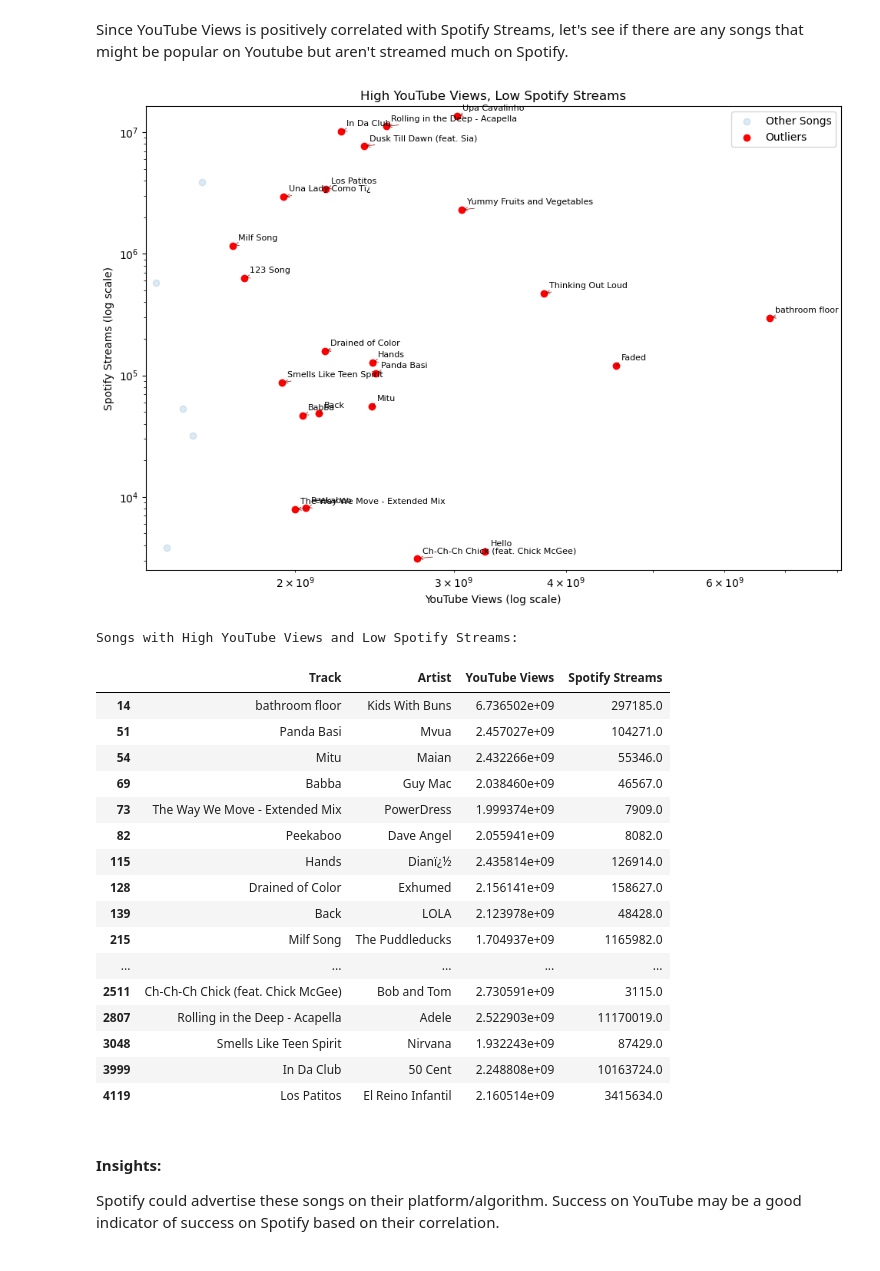
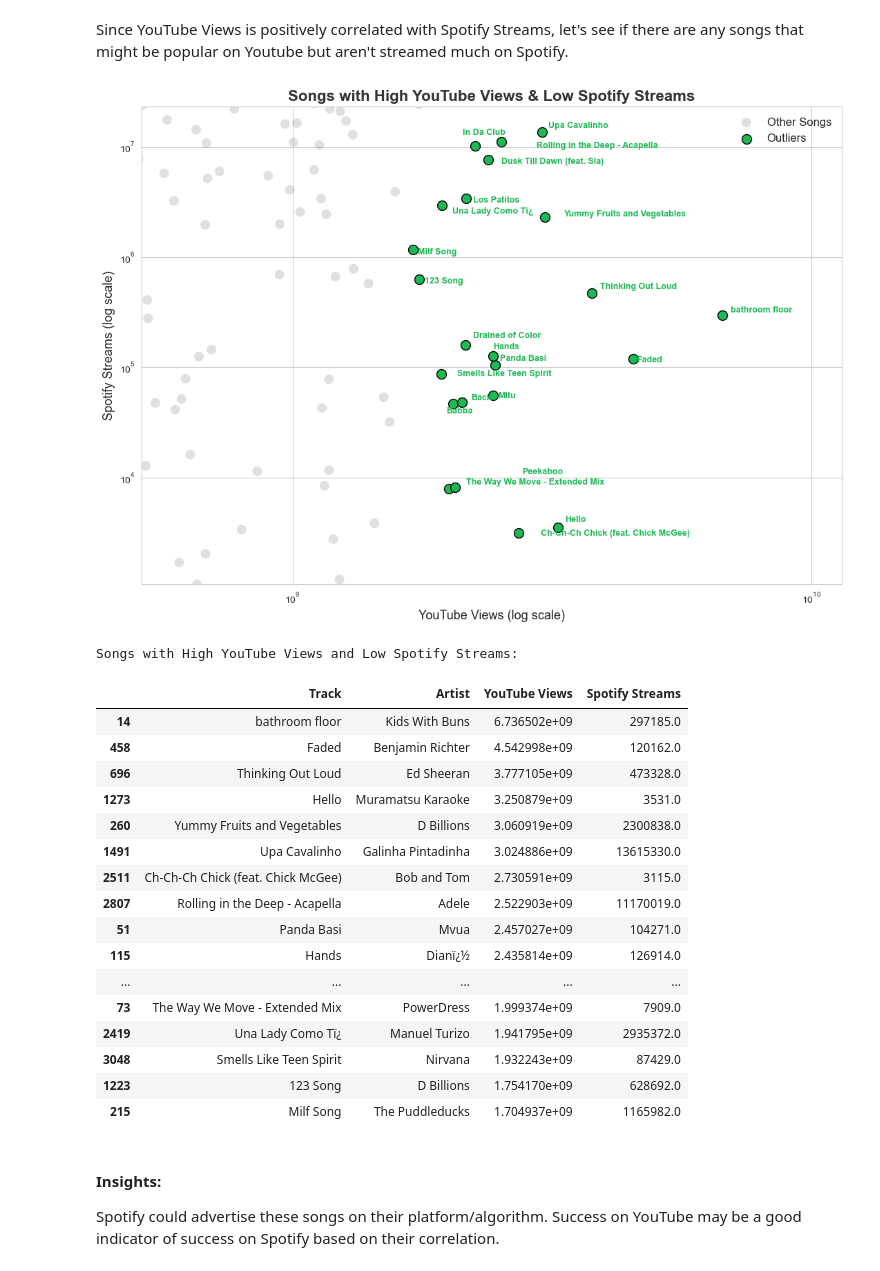
Before and after one commit to mani-atwal/Most-Streamed-Spotify-Songs-2024-Exploratory-Data-Analysis, a Jupyter notebook: final_project.ipynb, the cells around one changed output. Saved outputs shown, nothing was run; the diff lists cells and outputs as text; code cells hidden in the pictures.

```diff
--- a/final_project.ipynb
+++ b/final_project.ipynb
@@ -167,57 +186,71 @@ Correlation (TikTok vs Spotify): 0.030480769513023316
 # %% [markdown]
 Since YouTube Views is positively correlated with Spotify Streams, let's see if there are any songs that might be popular on Youtube but aren't streamed much on Spotify.
 # %%
-# Identify outliers: High YouTube Views & Low Spotify Streams
 q95_youtube = df['YouTube Views'].quantile(0.95)
 q10_spotify = df['Spotify Streams'].quantile(0.10)
 
 outliers = df[(df['YouTube Views'] > q95_youtube) & (df['Spotify Streams'] < q10_spotify)]
 
-# Plot with highlights
-plt.figure(figsize=(10, 7))
-plt.scatter(df['YouTube Views'], df['Spotify Streams'], alpha=0.15, label='Other Songs')
-plt.scatter(outliers['YouTube Views'], outliers['Spotify Streams'], color='red', label='Outliers')
+plt.figure(figsize=(11, 8))
+plt.scatter(df['YouTube Views'], df['Spotify Streams'], alpha=0.15, label='Other Songs', color=neutral_gray, edgecolor='none', s=100)
+plt.scatter(outliers['YouTube Views'], outliers['Spotify Streams'], color=spotify_green, label='Outliers', s=100, edgecolor='black')
 
-plt.xscale('log'); plt.yscale('log')
-plt.xlabel('YouTube Views (log scale)')
-plt.ylabel('Spotify Streams (log scale)')
-plt.title('High YouTube Views, Low Spotify Streams')
-plt.xlim(outliers['YouTube Views'].min() * 0.8, outliers['YouTube Views'].max() * 1.2)
-plt.ylim(outliers['Spotify Streams'].min() * 0.8, outliers['Spotify Streams'].max() * 1.2)
+plt.xscale('log')
+plt.yscale('log')
 
-# Annotate outliers
+plt.xlabel('YouTube Views (log scale)', fontsize=13)
+plt.ylabel('Spotify Streams (log scale)', fontsize=13)
+plt.title('Songs with High YouTube Views & Low Spotify Streams', fontsize=16, fontweight='bold', color=neutral_gray)
+
+x_min = max(df['YouTube Views'].min(), outliers['YouTube Views'].min() * 0.3)
+x_max = min(df['YouTube Views'].max(), outliers['YouTube Views'].max() * 1.7)
+
+y_min = max(df['Spotify Streams'].min(), outliers['Spotify Streams'].min() * 0.3)
+y_max = min(df['Spotify Streams'].max(), outliers['Spotify Streams'].max() * 1.7)
+
+plt.xlim(x_min, x_max)
+plt.ylim(y_min, y_max)
+
+texts = []
 for i, row in outliers.iterrows():
-    plt.annotate(row['Track'], (row['YouTube Views'], row['Spotify Streams']),
-                 xytext=(5, 5), textcoords="offset points", fontsize=8,
-                 arrowprops=dict(arrowstyle='->', lw=0.5, color='darkred'))
+    texts.append(
+        plt.text(row['YouTube Views'], row['Spotify Streams'], row['Track'],
+                 fontsize=9, fontweight='bold', color=spotify_green)
+    )
 
-plt.legend()
+adjust_text(texts,
+            expand_points=(1.2, 1.4),
+            force_text=0.1,
+            force_points=0.1)
+
+plt.legend(frameon=False, fontsize=12)
 plt.tight_layout()
 plt.show()
 
-# Display selected outliers
+outliers_display = outliers[['Track', 'Artist', 'YouTube Views', 'Spotify Streams']].copy()
+outliers_display = outliers_display.sort_values(by='YouTube Views', ascending=False)
 print("Songs with High YouTube Views and Low Spotify Streams:")
-outliers[['Track', 'Artist', 'YouTube Views', 'Spotify Streams']]
+display(outliers_display)
 # %% [output]
-[figure, old version]
+[figure, new version]
 Songs with High YouTube Views and Low Spotify Streams:
 |  | Track | Artist | YouTube Views | Spotify Streams |
 | 14 | bathroom floor | Kids With Buns | 6.736502e+09 | 297185.0 |
-| 51 | Panda Basi | Mvua | 2.457027e+09 | 104271.0 |
-| 54 | Mitu | Maian | 2.432266e+09 | 55346.0 |
-| 69 | Babba | Guy Mac | 2.038460e+09 | 46567.0 |
-| 73 | The Way We Move - Extended Mix | PowerDress | 1.999374e+09 | 7909.0 |
-| 82 | Peekaboo | Dave Angel | 2.055941e+09 | 8082.0 |
-| 115 | Hands | Dianï¿½ | 2.435814e+09 | 126914.0 |
-| 128 | Drained of Color | Exhumed | 2.156141e+09 | 158627.0 |
-| 139 | Back | LOLA | 2.123978e+09 | 48428.0 |
-| 215 | Milf Song | The Puddleducks | 1.704937e+09 | 1165982.0 |
-| ... | ... | ... | ... | ... |
+| 458 | Faded | Benjamin Richter | 4.542998e+09 | 120162.0 |
+| 696 | Thinking Out Loud | Ed Sheeran | 3.777105e+09 | 473328.0 |
+| 1273 | Hello | Muramatsu Karaoke | 3.250879e+09 | 3531.0 |
+| 260 | Yummy Fruits and Vegetables | D Billions | 3.060919e+09 | 2300838.0 |
+| 1491 | Upa Cavalinho | Galinha Pintadinha | 3.024886e+09 | 13615330.0 |
 | 2511 | Ch-Ch-Ch Chick (feat. Chick McGee) | Bob and Tom | 2.730591e+09 | 3115.0 |
 | 2807 | Rolling in the Deep - Acapella | Adele | 2.522903e+09 | 11170019.0 |
+| 51 | Panda Basi | Mvua | 2.457027e+09 | 104271.0 |
+| 115 | Hands | Dianï¿½ | 2.435814e+09 | 126914.0 |
+| ... | ... | ... | ... | ... |
+| 73 | The Way We Move - Extended Mix | PowerDress | 1.999374e+09 | 7909.0 |
+| 2419 | Una Lady Como Tï¿ | Manuel Turizo | 1.941795e+09 | 2935372.0 |
 | 3048 | Smells Like Teen Spirit | Nirvana | 1.932243e+09 | 87429.0 |
-| 3999 | In Da Club | 50 Cent | 2.248808e+09 | 10163724.0 |
-| 4119 | Los Patitos | El Reino Infantil | 2.160514e+09 | 3415634.0 |
+| 1223 | 123 Song | D Billions | 1.754170e+09 | 628692.0 |
+| 215 | Milf Song | The Puddleducks | 1.704937e+09 | 1165982.0 |
 # %% [markdown]
 #### Insights:
 
```
Also changed, not shown: parts of 3 cells of this notebook.
